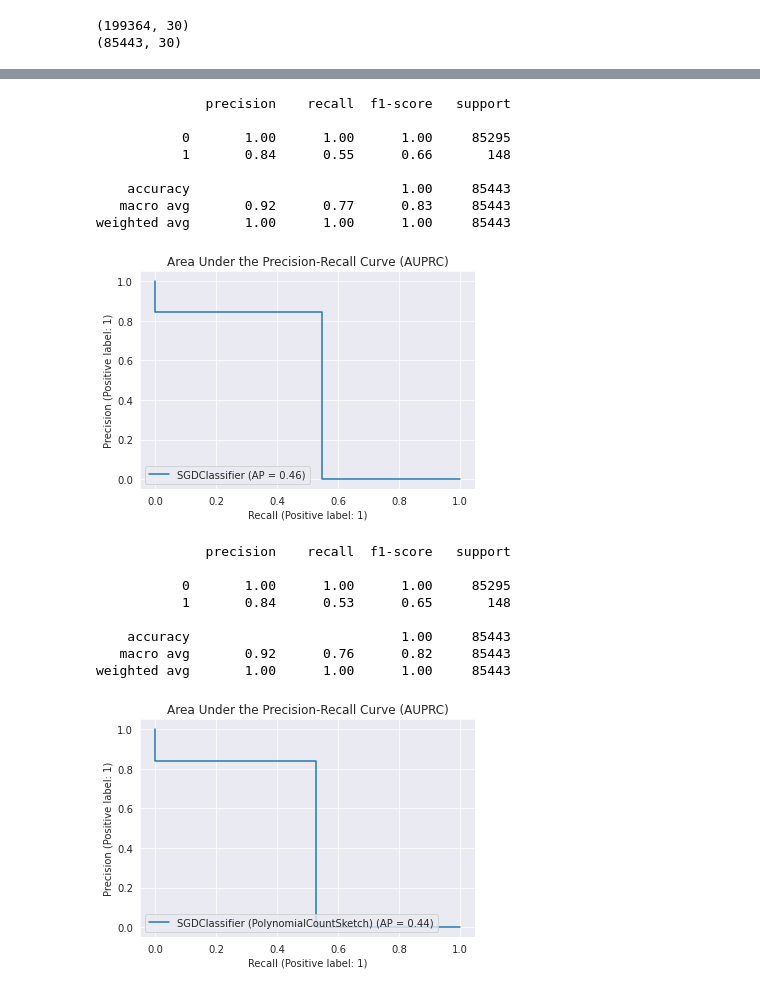
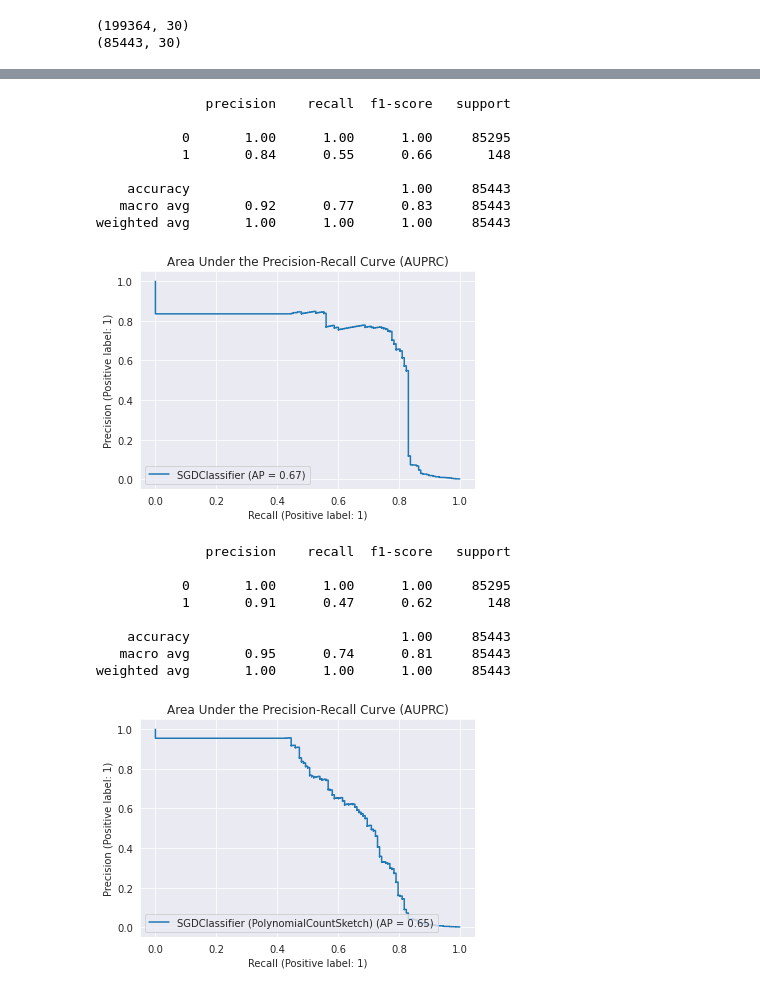
Before and after one commit to AtakanYuksel/credit-card-fraud-detection, a Jupyter notebook: main.ipynb, the cells around one changed output, grey strips where cells are left out. Saved outputs shown, nothing was run; the diff lists cells and outputs as text; code cells hidden in the pictures.

```diff
--- a/main.ipynb
+++ b/main.ipynb
@@ -113,10 +115,11 @@ weighted avg       1.00      1.00      1.00     85443
 from xgboost import XGBClassifier
 
 xgb = make_pipeline(StandardScaler(), XGBClassifier(random_state=42))
-xgb.fit(X_train.to_numpy(), y_train.to_numpy())
+xgb.fit(X_train, y_train)
 
-xgb_pred = xgb.predict(X_test.to_numpy())
+xgb_pred = xgb.predict(X_test)
+xgb_proba = xgb.predict_proba(X_test)[:, 1]
 
 print(classification_report(y_test, xgb_pred))
-display = PrecisionRecallDisplay.from_predictions(y_test, xgb_pred, name="XGBoost").ax_.set_title("Area Under the Precision-Recall Curve (AUPRC)")
+display = PrecisionRecallDisplay.from_predictions(y_test, xgb_proba, name="XGBoost").ax_.set_title("Area Under the Precision-Recall Curve (AUPRC)")
 # %% [output]
@@ -139,12 +139,12 @@ from sklearn.kernel_approximation import RBFSampler
 # %%
-sgd = make_pipeline(StandardScaler(), SGDClassifier(random_state=42))
+sgd = make_pipeline(StandardScaler(), SGDClassifier(loss="log", random_state=42))
 sgd.fit(X_train, y_train)
 
 sgd_pred = sgd.predict(X_test)
+sgd_proba = sgd.predict_proba(X_test)[:, 1]
 
 print(classification_report(y_test, sgd_pred))
-
-display = PrecisionRecallDisplay.from_predictions(y_test, sgd_pred, name="SGDClassifier").ax_.set_title("Area Under the Precision-Recall Curve (AUPRC)")
+display = PrecisionRecallDisplay.from_predictions(y_test, sgd_proba, name="SGDClassifier").ax_.set_title("Area Under the Precision-Recall Curve (AUPRC)")
 # %% [output]
               precision    recall  f1-score   support
 
@@ -154,26 +154,26 @@ display = PrecisionRecallDisplay.from_predictions(y_test, sgd_pred, name="SGDCla
     accuracy                           1.00     85443
    macro avg       0.92      0.77      0.83     85443
 weighted avg       1.00      1.00      1.00     85443
-[figure, old version]
+[figure, new version]
 # %%
-rbf_feature = PolynomialCountSketch(gamma=1.0, degree=2, n_components=100, random_state=42)
-X_features = pd.DataFrame(rbf_feature.fit_transform(X_train))
+pcs_feature = PolynomialCountSketch(gamma=1.0, degree=2, n_components=100, random_state=42)
+X_features = pd.DataFrame(pcs_feature.fit_transform(X_train))
 
-sgd = make_pipeline(StandardScaler(), SGDClassifier(random_state=42))
+sgd = make_pipeline(StandardScaler(), SGDClassifier(loss="log", random_state=42))
 sgd.fit(X_features, y_train)
 
-sgd_pred = sgd.predict(pd.DataFrame(rbf_feature.fit_transform(X_test)))
+sgd_pred = sgd.predict(pd.DataFrame(pcs_feature.fit_transform(X_test)))
+sgd_proba = sgd.predict_proba(pd.DataFrame(pcs_feature.fit_transform(X_test)))[:, 1]
 
 print(classification_report(y_test, sgd_pred))
-
-display = PrecisionRecallDisplay.from_predictions(y_test, sgd_pred, name="SGDClassifier (PolynomialCountSketch)").ax_.set_title("Area Under the Precision-Recall Curve (AUPRC)")
+display = PrecisionRecallDisplay.from_predictions(y_test, sgd_proba, name="SGDClassifier (PolynomialCountSketch)").ax_.set_title("Area Under the Precision-Recall Curve (AUPRC)")
 # %% [output]
               precision    recall  f1-score   support
 
            0       1.00      1.00      1.00     85295
-           1       0.84      0.53      0.65       148
+           1       0.91      0.47      0.62       148
 
     accuracy                           1.00     85443
-   macro avg       0.92      0.76      0.82     85443
+   macro avg       0.95      0.74      0.81     85443
 weighted avg       1.00      1.00      1.00     85443
-[figure, old version]
+[figure, new version]
```
Also changed, not shown: parts of 3 cells of this notebook.
